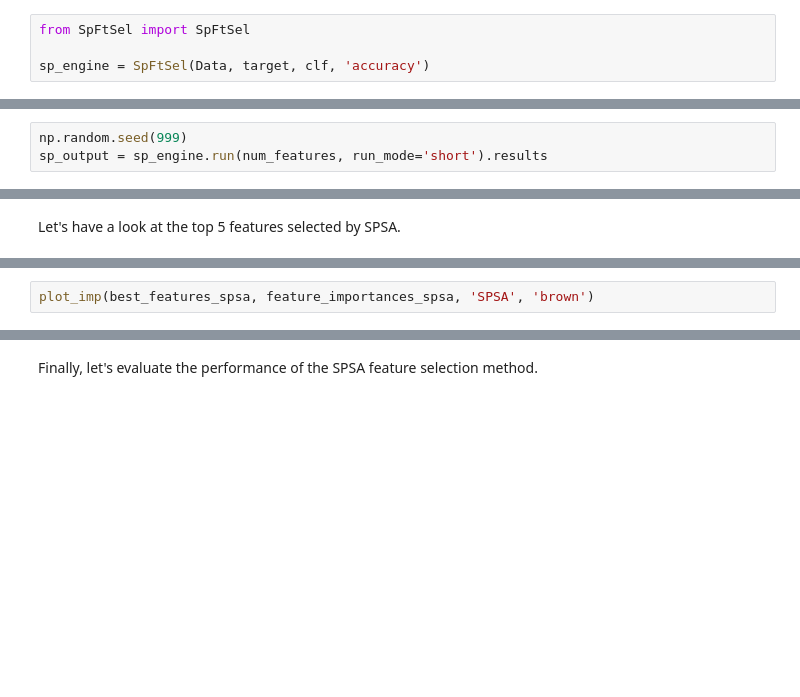
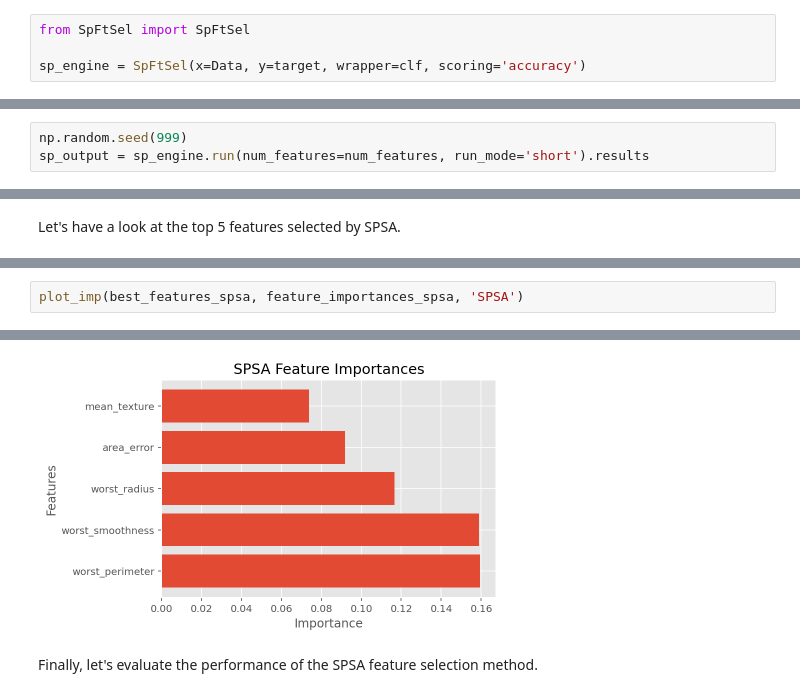
Before and after one commit to akmand/machine_learning_tutorials, a Jupyter notebook: SK2.ipynb, the cells around one changed output, grey strips where cells are left out. Cells and saved outputs as stored; diff of their text form; blank space fills up the shorter version.

```diff
--- a/SK2.ipynb
+++ b/SK2.ipynb
@@ -295,11 +287,11 @@ Let's define a SpFtSel object with our feature selection problem with 'accuracy'
 # %%
 from SpFtSel import SpFtSel
 
-sp_engine = SpFtSel(Data, target, clf, 'accuracy')
+sp_engine = SpFtSel(x=Data, y=target, wrapper=clf, scoring='accuracy')
 # %% [markdown]
 Let's now run the SPSA method and the indices of the best features.
 # %%
 np.random.seed(999)
-sp_output = sp_engine.run(num_features, run_mode='short').results
+sp_output = sp_engine.run(num_features=num_features, run_mode='short').results
 # %% [output]
 spFtSel-INFO: Algorithm run mode: short
@@ -344,3 +334,3 @@ array([0.01647079, 0.01219663, 0.01178477, 0.01035169, 0.00845075])
 # %%
-plot_imp(best_features_spsa, feature_importances_spsa, 'SPSA', 'brown')
+plot_imp(best_features_spsa, feature_importances_spsa, 'SPSA')
 # %% [output]
@@ -348,3 +337,4 @@ plot_imp(best_features_spsa, feature_importances_spsa, 'SPSA', 'brown')
+[figure, added]
 # %% [markdown]
 Finally, let's evaluate the performance of the SPSA feature selection method.
 # %%
```
Also changed, not shown: parts of 32 cells of this notebook, 2 other files.
